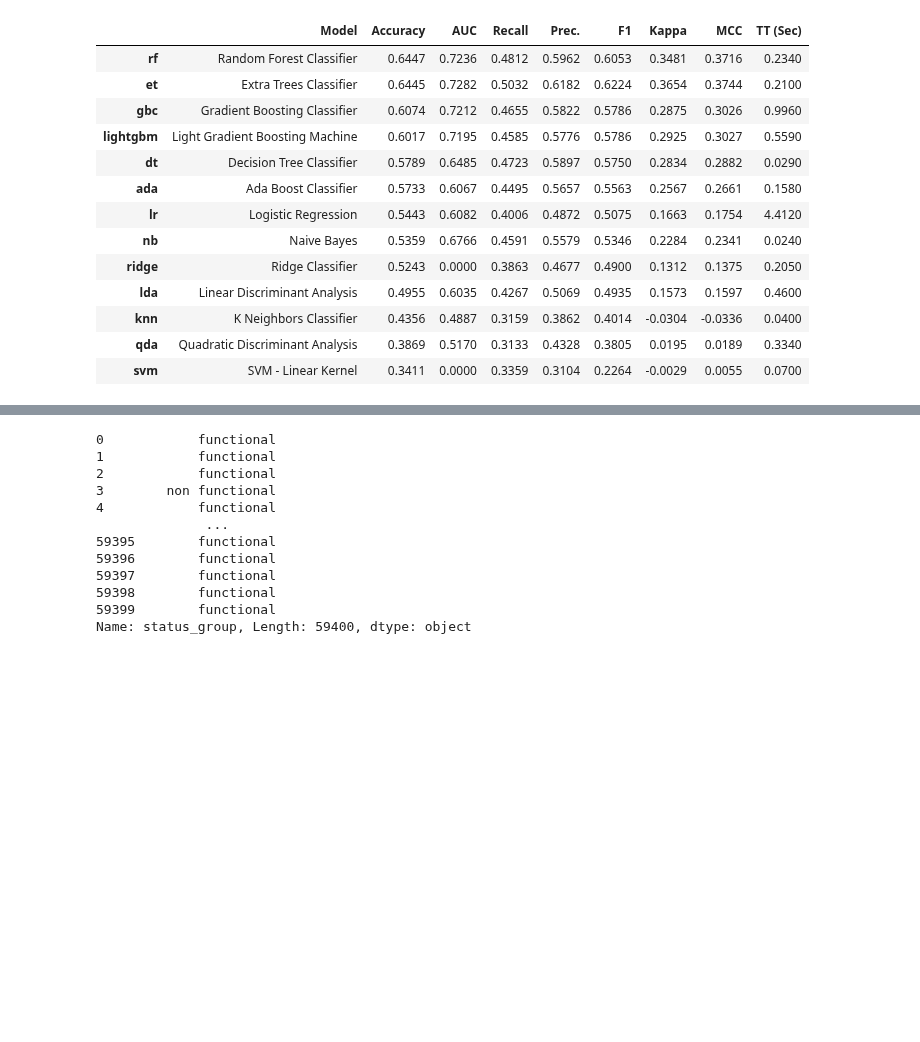
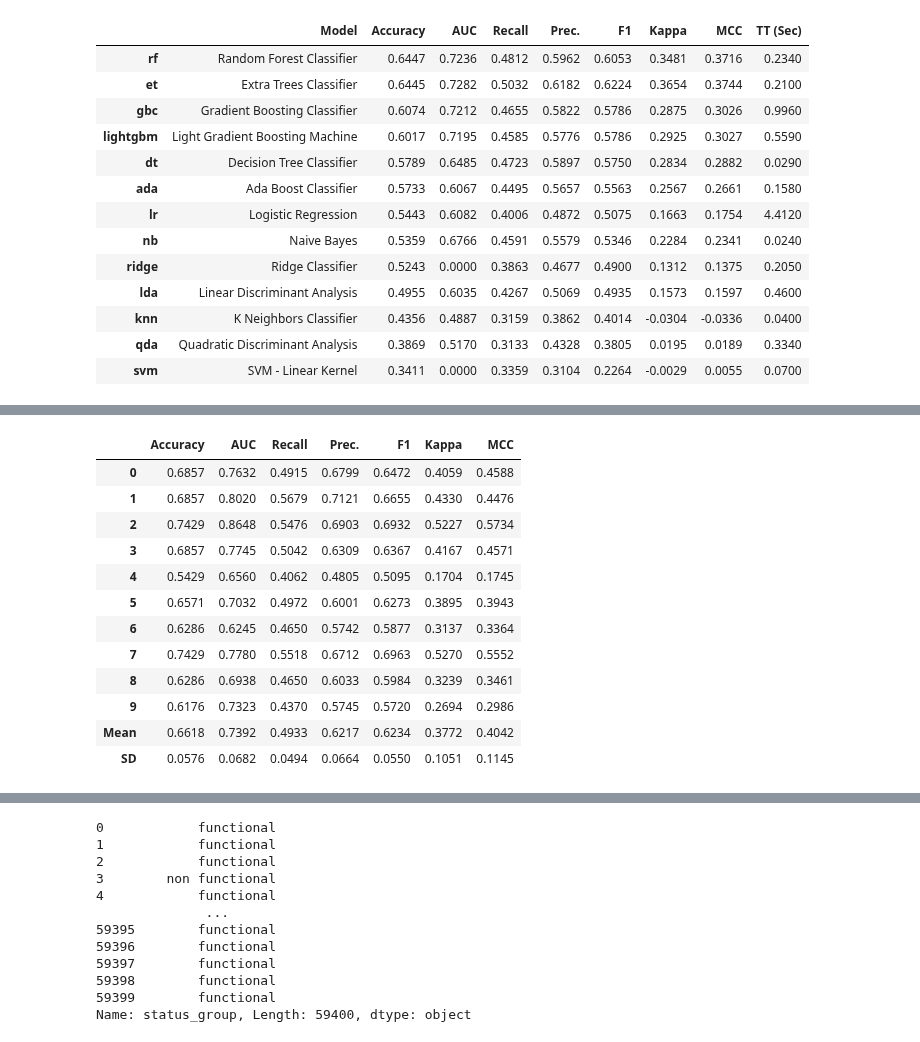
Before and after one commit to JannaW0402/Pump-it-Up, a Jupyter notebook: 869model.ipynb, the cells around one changed output, grey strips where cells are left out. Cells and saved outputs as stored; diff of their text form; code cells hidden in the pictures; blank space fills up the shorter version.

```diff
--- a/869model.ipynb
+++ b/869model.ipynb
@@ -249,0 +303,16 @@ Fitting 10 folds for each of 10 candidates, totalling 100 fits
+# %%
+blender = blend_models(estimator_list = [boosted_et, bagged_et, tuned_rf], method = 'soft')
+# %% [output]
+|  | Accuracy | AUC | Recall | Prec. | F1 | Kappa | MCC |
+| 0 | 0.6857 | 0.7632 | 0.4915 | 0.6799 | 0.6472 | 0.4059 | 0.4588 |
+| 1 | 0.6857 | 0.8020 | 0.5679 | 0.7121 | 0.6655 | 0.4330 | 0.4476 |
+| 2 | 0.7429 | 0.8648 | 0.5476 | 0.6903 | 0.6932 | 0.5227 | 0.5734 |
+| 3 | 0.6857 | 0.7745 | 0.5042 | 0.6309 | 0.6367 | 0.4167 | 0.4571 |
+| 4 | 0.5429 | 0.6560 | 0.4062 | 0.4805 | 0.5095 | 0.1704 | 0.1745 |
+| 5 | 0.6571 | 0.7032 | 0.4972 | 0.6001 | 0.6273 | 0.3895 | 0.3943 |
+| 6 | 0.6286 | 0.6245 | 0.4650 | 0.5742 | 0.5877 | 0.3137 | 0.3364 |
+| 7 | 0.7429 | 0.7780 | 0.5518 | 0.6712 | 0.6963 | 0.5270 | 0.5552 |
+| 8 | 0.6286 | 0.6938 | 0.4650 | 0.6033 | 0.5984 | 0.3239 | 0.3461 |
+| 9 | 0.6176 | 0.7323 | 0.4370 | 0.5745 | 0.5720 | 0.2694 | 0.2986 |
+| Mean | 0.6618 | 0.7392 | 0.4933 | 0.6217 | 0.6234 | 0.3772 | 0.4042 |
+| SD | 0.0576 | 0.0682 | 0.0494 | 0.0664 | 0.0550 | 0.1051 | 0.1145 |
```
Also changed, not shown: parts of 22 cells of this notebook.
